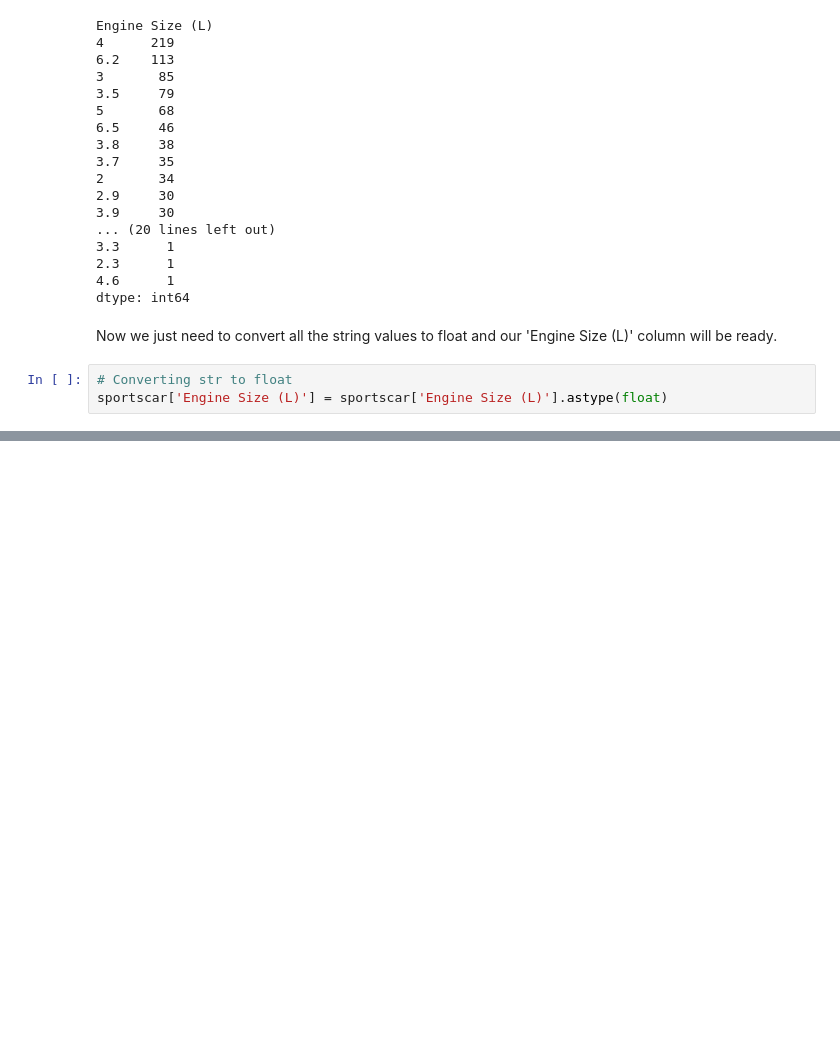
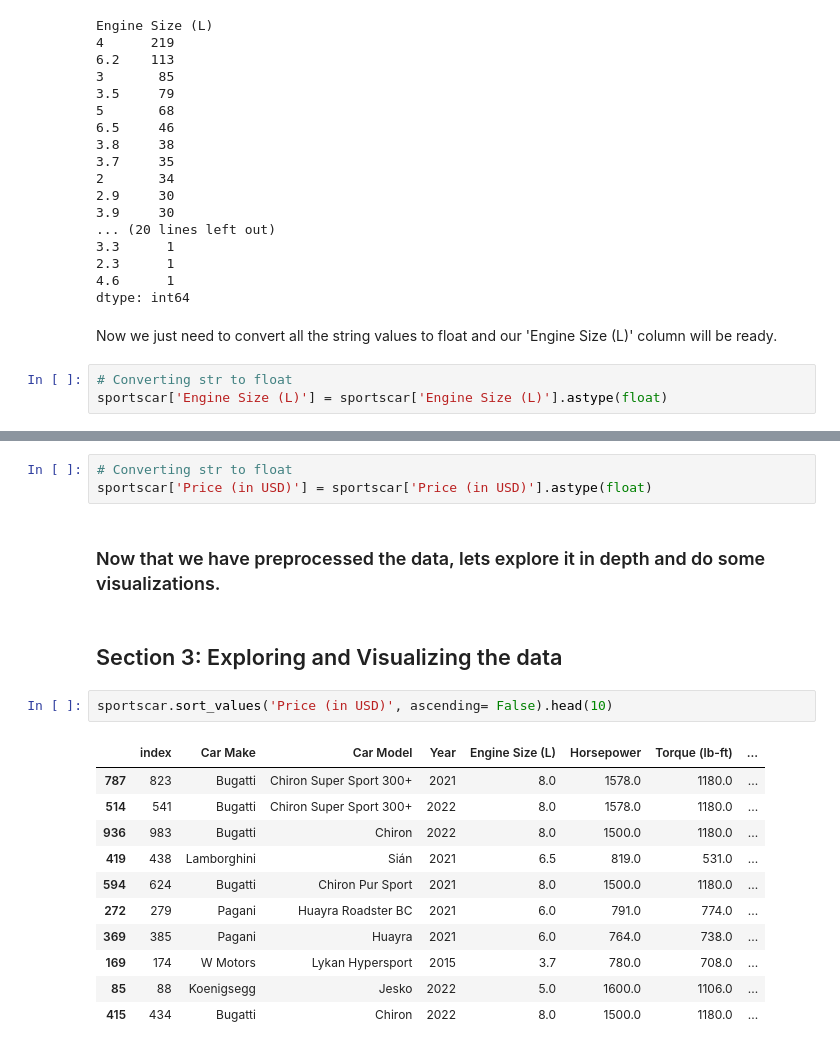
Before and after one commit to rajatmann/SportsCar-DataSet-Analysis-and-Price-Prediction, a Jupyter notebook: SportsCar EDA and Price Prediction.ipynb, the cells around one changed output, grey strips where cells are left out. Drawn from its saved outputs; the diff is of its cells as text; blank space fills up the shorter version.

```diff
--- a/SportsCar EDA and Price Prediction.ipynb
+++ b/SportsCar EDA and Price Prediction.ipynb
@@ -289,0 +508,21 @@ sportscar['Engine Size (L)'] = sportscar['Engine Size (L)'].astype(float)
+# %%
+# Converting str to float
+sportscar['Price (in USD)'] = sportscar['Price (in USD)'].astype(float)
+# %% [markdown]
+### Now that we have preprocessed the data, lets explore it in depth and do some visualizations.
+# %% [markdown]
+## Section 3: Exploring and Visualizing the data
+# %%
+sportscar.sort_values('Price (in USD)', ascending= False).head(10)
+# %% [output]
+|  | index | Car Make | Car Model | Year | Engine Size (L) | Horsepower | Torque (lb-ft) | ... |
+| 787 | 823 | Bugatti | Chiron Super Sport 300+ | 2021 | 8.0 | 1578.0 | 1180.0 | ... |
+| 514 | 541 | Bugatti | Chiron Super Sport 300+ | 2022 | 8.0 | 1578.0 | 1180.0 | ... |
+| 936 | 983 | Bugatti | Chiron | 2022 | 8.0 | 1500.0 | 1180.0 | ... |
+| 419 | 438 | Lamborghini | Sián | 2021 | 6.5 | 819.0 | 531.0 | ... |
+| 594 | 624 | Bugatti | Chiron Pur Sport | 2021 | 8.0 | 1500.0 | 1180.0 | ... |
+| 272 | 279 | Pagani | Huayra Roadster BC | 2021 | 6.0 | 791.0 | 774.0 | ... |
+| 369 | 385 | Pagani | Huayra | 2021 | 6.0 | 764.0 | 738.0 | ... |
+| 169 | 174 | W Motors | Lykan Hypersport | 2015 | 3.7 | 780.0 | 708.0 | ... |
+| 85 | 88 | Koenigsegg | Jesko | 2022 | 5.0 | 1600.0 | 1106.0 | ... |
+| 415 | 434 | Bugatti | Chiron | 2022 | 8.0 | 1500.0 | 1180.0 | ... |
```
Also changed, not shown: parts of 39 cells of this notebook.
